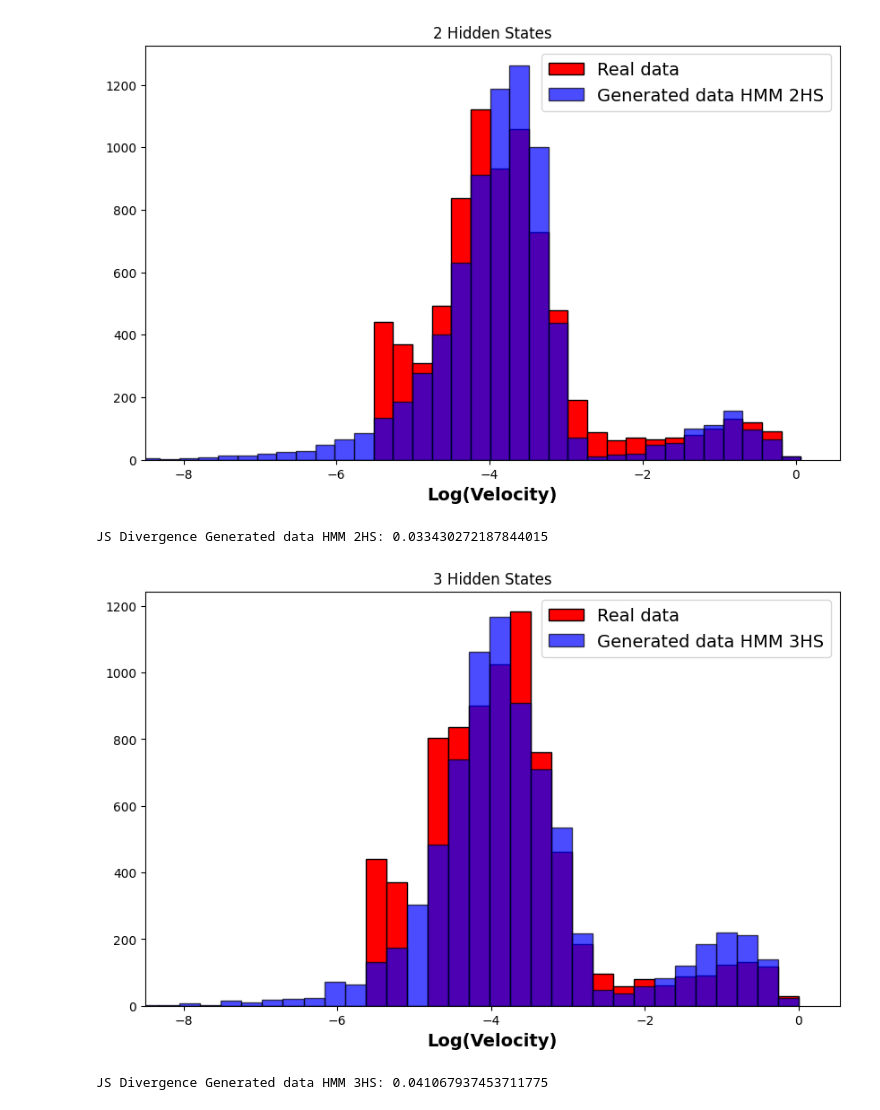
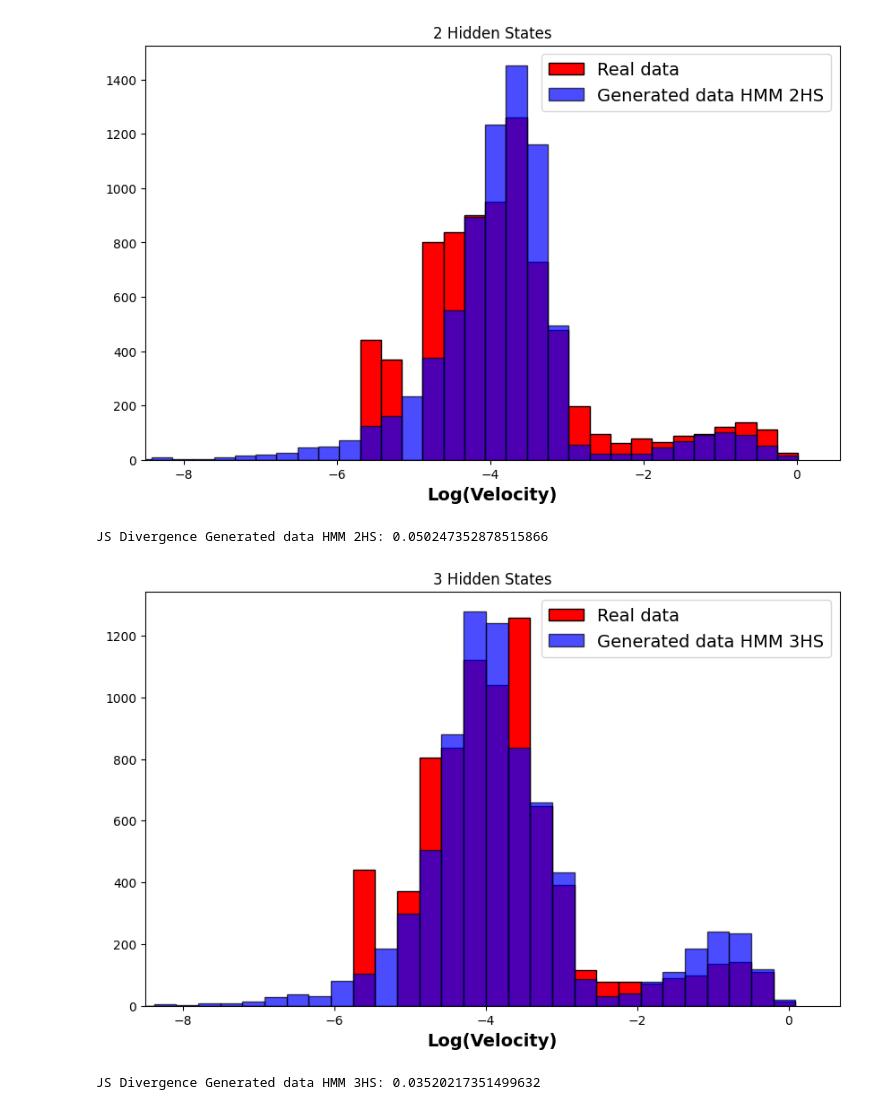
Before and after one commit to shailendrabhandari/GANsForVirtualEye, a Jupyter notebook: running.ipynb, the cells around one changed output. Cells and saved outputs as stored; diff of their text form; code cells hidden in the pictures.

```diff
--- a/running.ipynb
+++ b/running.ipynb
@@ -289,6 +306,5 @@ Generated Data with 3 Hidden States:
 # %%
-
-cleaned_data = data.dropna(subset=['velocity_left']).copy()
+cleaned_data = velocity_data.dropna(subset=['velocity_left']).copy()
 
 # Select only the first 4000 data points
 if len(cleaned_data) >= 4000:
@@ -376,7 +392,7 @@ Normalized Data:
-[figure, old version]
+[figure, new version]
-JS Divergence Generated data HMM 2HS: 0.033430272187844015
+JS Divergence Generated data HMM 2HS: 0.050247352878515866
-[figure, old version]
+[figure, new version]
-JS Divergence Generated data HMM 3HS: 0.041067937453711775
+JS Divergence Generated data HMM 3HS: 0.03520217351499632
 # %%
 import numpy as np
 import torch
```
Also changed, not shown: parts of 9 cells of this notebook.
